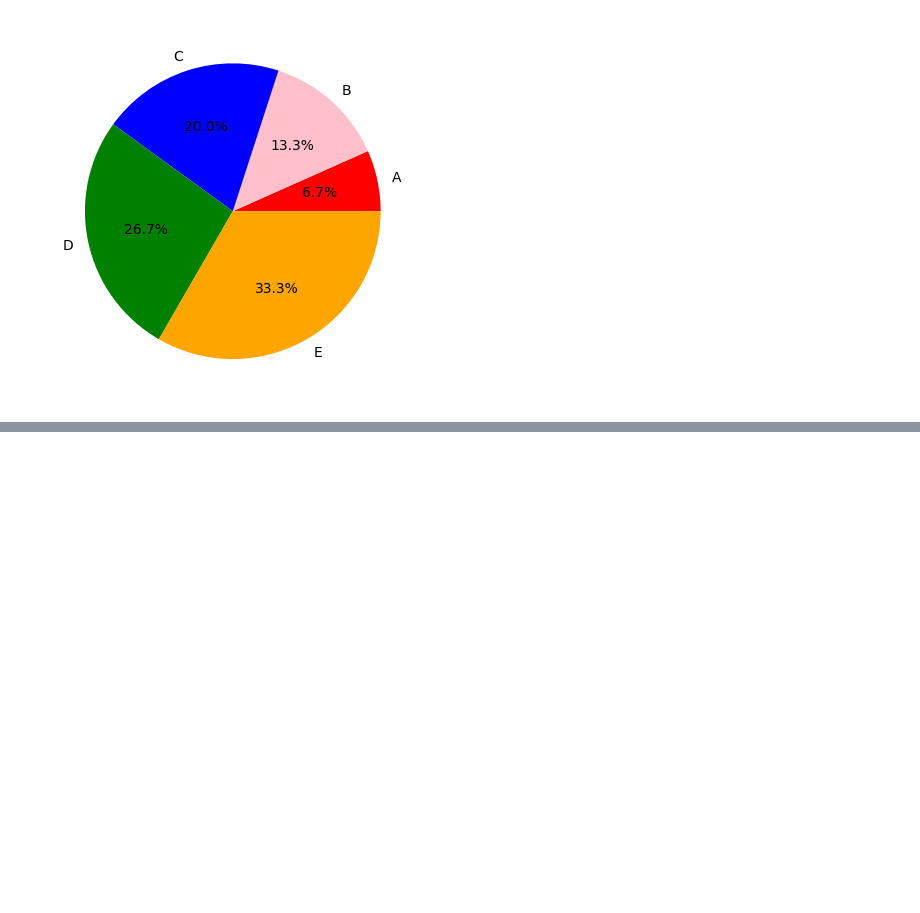
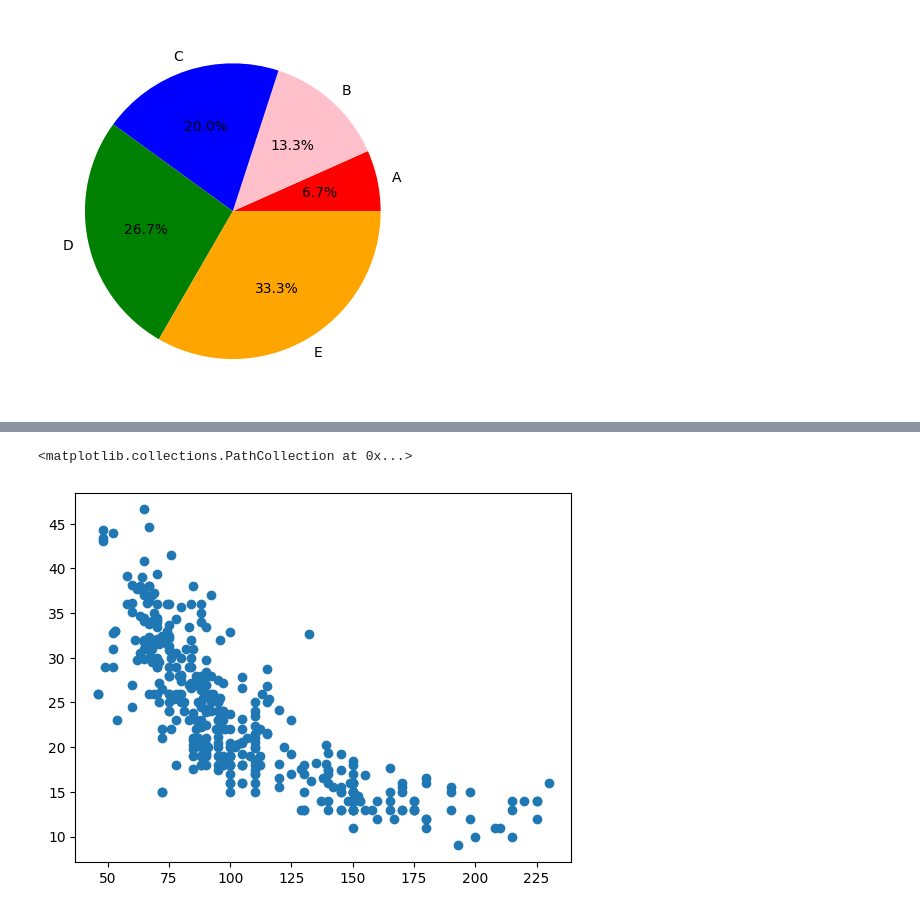
Before and after one commit to Sanjeevi-Kumar/Learning-Fundamental, a Jupyter notebook: Matplotlib/matplotlib.ipynb, the cells around one changed output, grey strips where cells are left out. Cells and saved outputs as stored; diff of their text form; code cells hidden in the pictures; blank space fills up the shorter version.

```diff
--- a/Matplotlib/matplotlib.ipynb
+++ b/Matplotlib/matplotlib.ipynb
@@ -93,0 +207,5 @@ plt.show()
+# %%
+plt.scatter(data=data, x="horsepower", y="mpg")
+# %% [output]
+<matplotlib.collections.PathCollection at 0x...>
+[figure, added]
```
Also changed, not shown: parts of 11 cells of this notebook, 1 other file.
